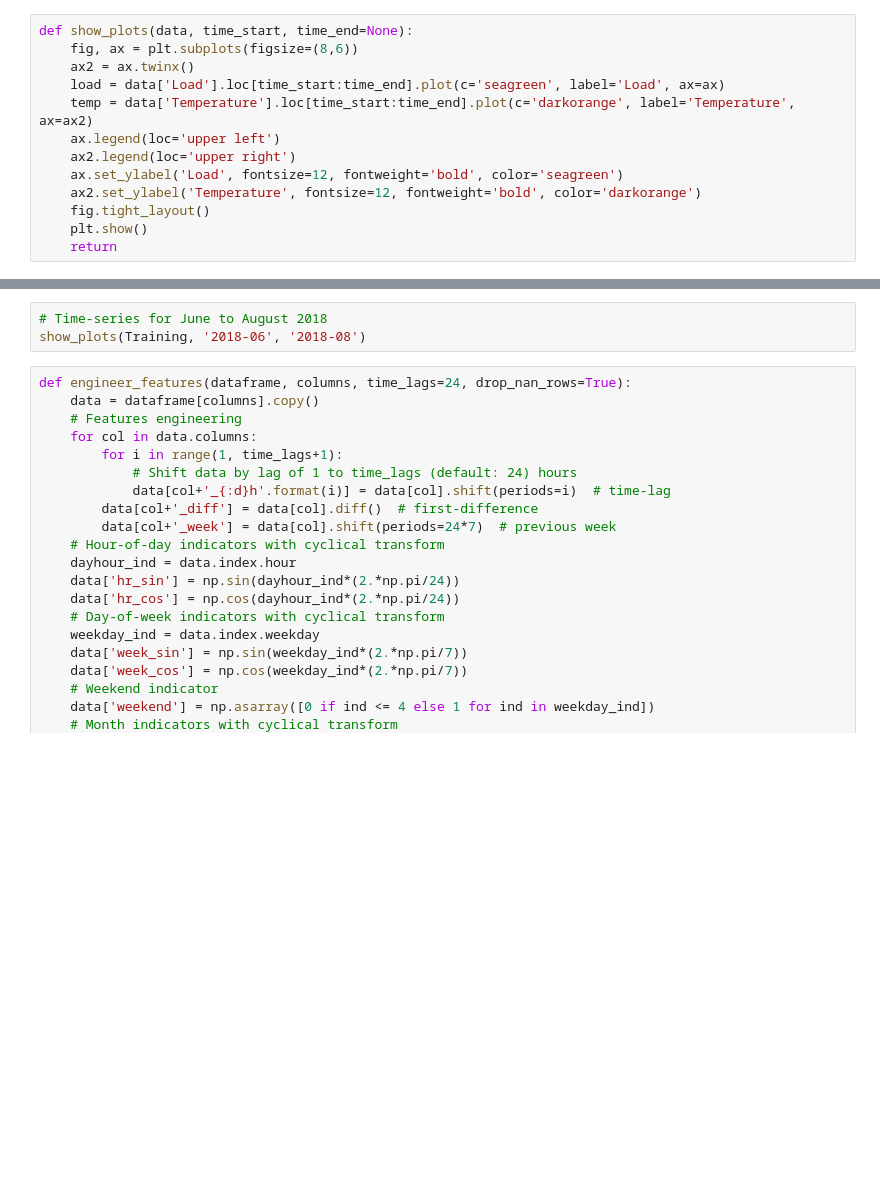
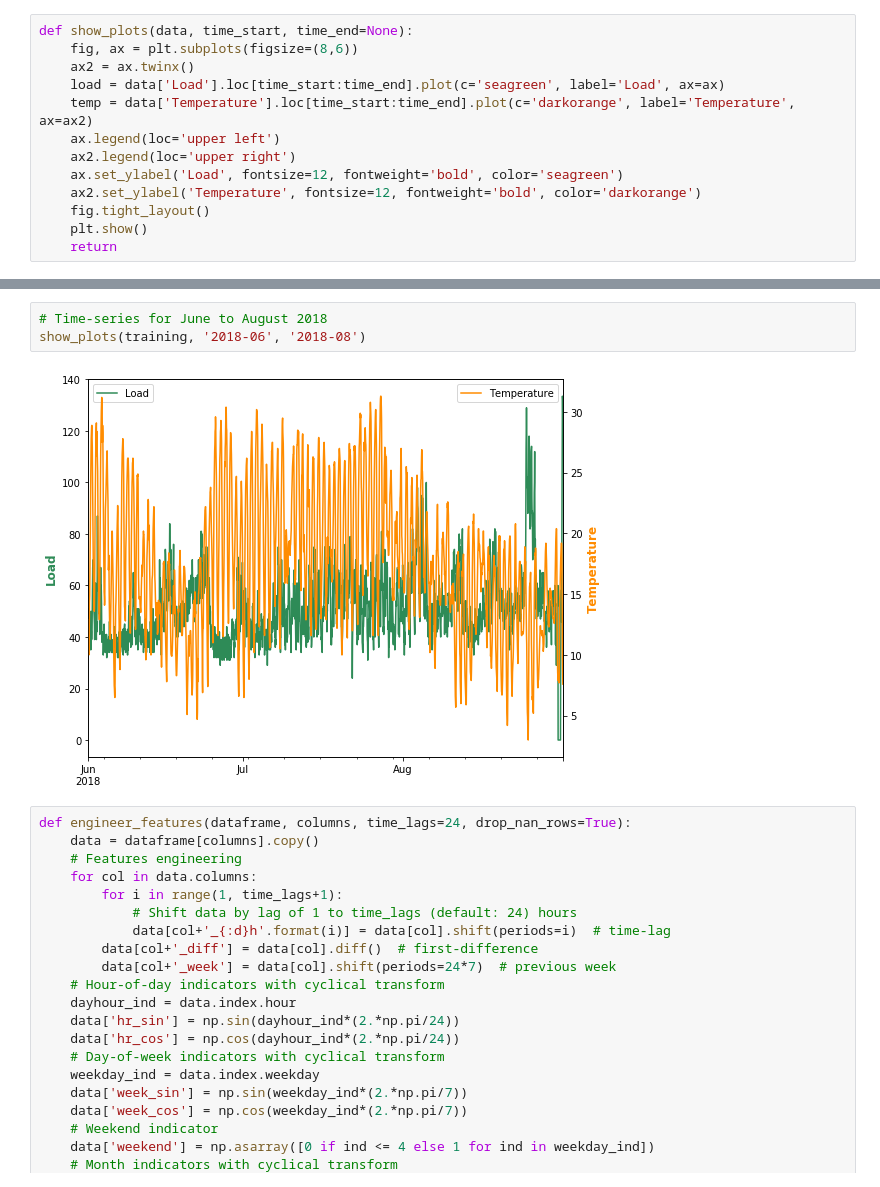
Before and after one commit to NilsJakob/Electric-Energy-Load-Demand-Forecasting-for-Rural-Area, a Jupyter notebook: data_log.ipynb, the cells around one changed output, grey strips where cells are left out. Drawn from its saved outputs; the diff is of its cells as text; blank space fills up the shorter version.

```diff
--- a/data_log.ipynb
+++ b/data_log.ipynb
@@ -77,6 +91,8 @@ show_plots(Training, '2018')
 # %%
 # Time-series for June to August 2018
-show_plots(Training, '2018-06', '2018-08')
+show_plots(training, '2018-06', '2018-08')
+# %% [output]
+[figure, added]
 # %%
 def engineer_features(dataframe, columns, time_lags=24, drop_nan_rows=True):
     data = dataframe[columns].copy()
```
Also changed, not shown: parts of 7 cells of this notebook, 2 other files.
